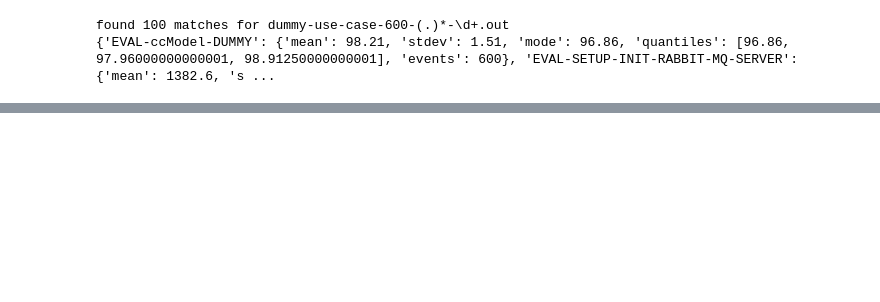
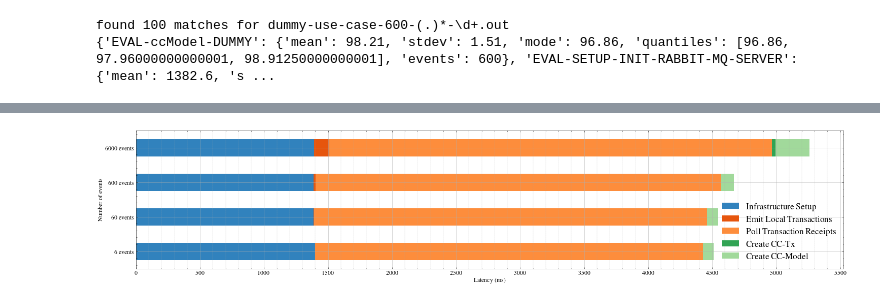
Before and after one commit to brunoffmateus/blockchain-integration-framework, a Jupyter notebook: packages/cactus-plugin-cc-tx-visualization/src/main/python/generate-plot-dummy-all-events.ipynb, the cells around one changed output, grey strips where cells are left out. Cells and saved outputs as stored; diff of their text form; code cells hidden in the pictures; blank space fills up the shorter version.

```diff
--- a/packages/cactus-plugin-cc-tx-visualization/src/main/python/generate-plot-dummy-all-events.ipynb
+++ b/packages/cactus-plugin-cc-tx-visualization/src/main/python/generate-plot-dummy-all-events.ipynb
@@ -115,7 +116,7 @@ for element in metric_dict:
         "mean": round(mean(map(lambda x: float(x), metric_dict[element])),2),
         "stdev": round(stdev(map(lambda x: float(x), metric_dict[element])),2),
         "mode": mode(map(lambda x: float(x), metric_dict[element])),
-        #"quantiles": quantiles(map(lambda x: float(x), metric_dict[element])),
+        "quantiles": quantiles(map(lambda x: float(x), metric_dict[element])),
         "events": 6,
     }
     reduced_metric_dict[element] = data_container
@@ -286,7 +287,7 @@ for element in metric_dict_60:
         "mean": round(mean(map(lambda x: float(x), metric_dict_60[element])),2),
         "stdev": round(stdev(map(lambda x: float(x), metric_dict_60[element])),2),
         "mode": mode(map(lambda x: float(x), metric_dict_60[element])),
-        #"quantiles": quantiles(map(lambda x: float(x), metric_dict_60[element])),
+        "quantiles": quantiles(map(lambda x: float(x), metric_dict_60[element])),
         "events": 60,
     }
     reduced_metric_dict_60[element] = data_container
@@ -374,0 +369,81 @@ Here is the full report generated by latex:
+# %%
+from matplotlib import cm
+from matplotlib.colors import ListedColormap, LinearSegmentedColormap
+customScale = np.arange(0,6000,500)
+df = pd.DataFrame([
+                  ['6 events',
+                reduced_metric_dict['EVAL-testFile-SETUP-INFRA']['mean'],
+                reduced_metric_dict['EVAL-testFile-SEND-MESSAGES']['mean'],
+                reduced_metric_dict['EVAL-testFile-POLL']['mean'],
+                reduced_metric_dict['EVAL-testFile-AGGREGATE-CCTX']['mean'],
+                reduced_metric_dict['EVAL-ccModel-DUMMY']['mean']
+                ],
+
+                  ['60 events',
+                reduced_metric_dict_60['EVAL-testFile-SETUP-INFRA']['mean'],
+                reduced_metric_dict_60['EVAL-testFile-SEND-MESSAGES']['mean'],
+                reduced_metric_dict_60['EVAL-testFile-POLL']['mean'],
+                reduced_metric_dict_60['EVAL-testFile-AGGREGATE-CCTX']['mean'],
+                reduced_metric_dict_60['EVAL-ccModel-DUMMY']['mean']
+                ],
+
+                  ['600 events',
+                reduced_metric_dict_600['EVAL-testFile-SETUP-INFRA']['mean'],
+                reduced_metric_dict_600['EVAL-testFile-SEND-MESSAGES']['mean'],
+                reduced_metric_dict_600['EVAL-testFile-POLL']['mean'],
+                reduced_metric_dict_600['EVAL-testFile-AGGREGATE-CCTX']['mean'],
+                reduced_metric_dict_600['EVAL-ccModel-DUMMY']['mean']
+                ],
+
+                  ['6000 events',
+                reduced_metric_dict_6000['EVAL-testFile-SETUP-INFRA']['mean'],
+                reduced_metric_dict_6000['EVAL-testFile-SEND-MESSAGES']['mean'],
+                reduced_metric_dict_6000['EVAL-testFile-POLL']['mean'],
+                reduced_metric_dict_6000['EVAL-testFile-AGGREGATE-CCTX']['mean'],
+                reduced_metric_dict_6000['EVAL-ccModel-DUMMY']['mean']
+                ]
+
+                   ],
+                  columns=[
+                        'events',
+                        mapper['EVAL-testFile-SETUP-INFRA'],
+                        mapper['EVAL-testFile-SEND-MESSAGES'],
+                        mapper['EVAL-testFile-POLL'],
+                        mapper['EVAL-testFile-AGGREGATE-CCTX'],
+                        mapper['EVAL-ccModel-DUMMY']
+                        ])
+# view data
+print(df)
+
+textwidth = 3.31314
+aspect_ratio = 6/8
+scale = 1.0
+width = textwidth * scale
+height = width * aspect_ratio
+plt.rc('font', size=12)
+
+colors = plt.cm.get_cmap('tab20c')
+print(colors.colors)
+cmap = ListedColormap([colors.colors[0],colors.colors[4],colors.colors[5],colors.colors[8],colors.colors[10]])
+print(cmap)
+# plot data in stack manner of bar type
+ax = df.plot(
+      x='events',
+      xlabel="Number of events",
+      kind='barh', subplots=False, stacked=True, colormap=cmap,
+      figsize= [25,5],
+      grid= True,
+      fontsize=12,
+      xticks=customScale,
+      ylabel="latency",
+      title='')
+ax.legend(fancybox=True, framealpha=1, fontsize='x-large', loc= 'lower right')
+ax.set_xlabel(xlabel='Latency (ms)')
+#ax.legend(loc='lower right',facecolor="white")
+ax.xaxis.grid(True, which='minor', linestyle='--', linewidth=0.25)
+
+fig = ax.get_figure()
+
+fig.savefig('../test-results/plots/dummy-baseline-all-events.pdf', dpi=300, bbox_inches='tight')
+fig.savefig('../test-results/plots/dummy-baseline-all-events.png', dpi=300, bbox_inches='tight')
+# %% [output]
@@ -374,0 +463 @@ Here is the full report generated by latex:
+[figure, added]
```
Also changed, not shown: parts of 9 cells of this notebook, 11 other files.
